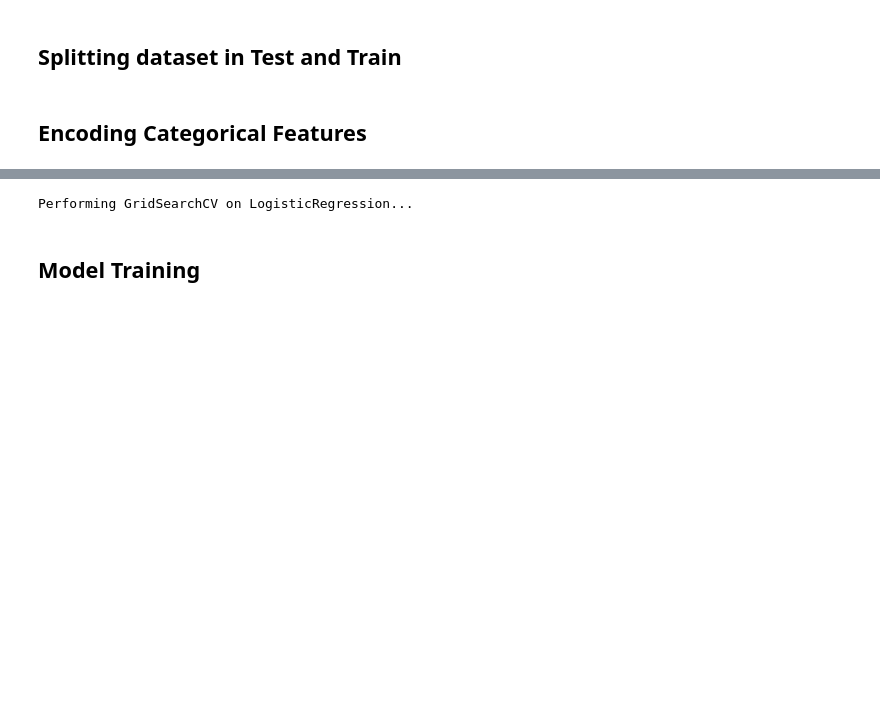
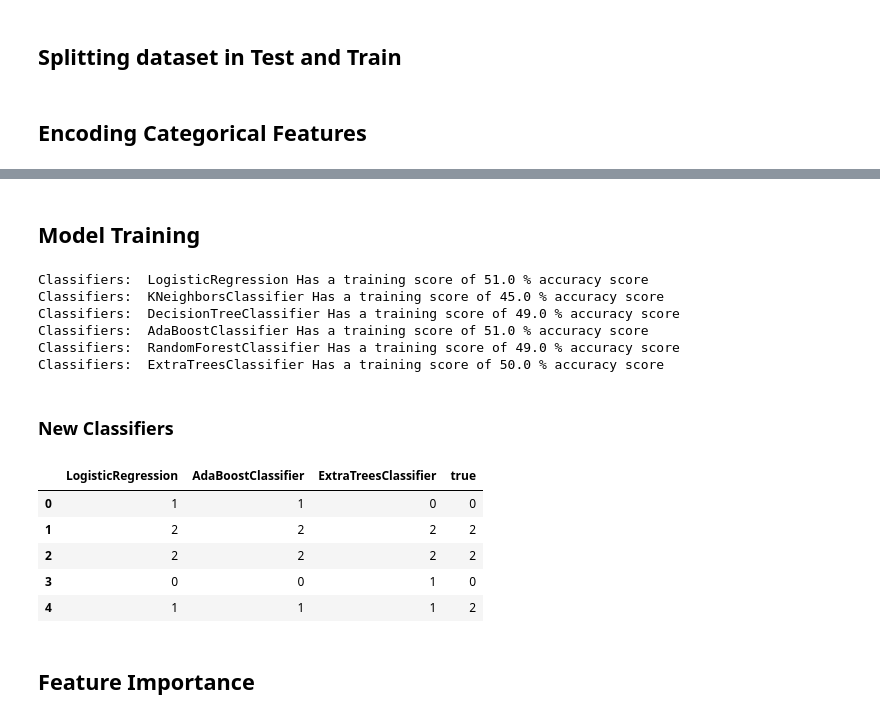
Before and after one commit to Esedicol/Data-Mining, a Jupyter notebook: TEXAS_DATASET/03-Model.ipynb, the cells around one changed output, grey strips where cells are left out. Saved outputs shown, nothing was run; the diff lists cells and outputs as text; code cells hidden in the pictures; blank space fills up the shorter version.

```diff
--- a/TEXAS_DATASET/03-Model.ipynb
+++ b/TEXAS_DATASET/03-Model.ipynb
@@ -121,17 +106,15 @@ PAT_COUNTRY_XX
 # %%
-#Basic Models
 from sklearn.linear_model import LogisticRegression
 from sklearn.neighbors import KNeighborsClassifier
 from sklearn.tree import DecisionTreeClassifier
 from sklearn.ensemble import AdaBoostClassifier, RandomForestClassifier, ExtraTreesClassifier#GradientTreeBoosting
 
-# Using a few classifiers with the dataset
 classifiers = {
-    "LogisticRegression": LogisticRegression(max_iter=1000),
-    "KNearestNeighbors": KNeighborsClassifier(),
+    "LogisticRegression": LogisticRegression(max_iter=500),
+    "KNeighborsClassifier": KNeighborsClassifier(),
     "DecisionTreeClassifier": DecisionTreeClassifier(),
     "AdaBoostClassifier": AdaBoostClassifier(),
     "RandomForestClassifier": RandomForestClassifier(),
-    "ExtraTreeClassifier": ExtraTreesClassifier(n_estimators=200)
+    "ExtraTreesClassifier": ExtraTreesClassifier()
 }
 # %%
@@ -175,17 +123,0 @@ param_space = {
-# %%
-# clf = ExtraTreesClassifier()
-# clf.get_params()
-
-for name in classifiers:
-    param = param_space[name]
-    print("\n\nPerforming GridSearchCV on %s..." % name)
-    clf = GridSearchCV(classifiers[name], param, cv=5)
-
-    clf.fit(x_train, y_train)
-    best_classifiers[name] = clf
-
-    score = cross_val_score(clf, x_train, y_train, cv=5)
-    print(best_classifiers[name])
-    print("%s Cross Validation Score (%s): %.2f%%" % (name, metric, 100*score.mean()))
-# %% [output]
-Performing GridSearchCV on LogisticRegression...
@@ -195,19 +125,44 @@ Performing GridSearchCV on LogisticRegression...
 ## Model Training
 # %%
 # looping over the classifiers and getting the model scores
-metric = "recall_macro"
-
 for key, classifier in classifiers.items():
     classifier.fit(x_train, y_train)
     training_score = cross_val_score(classifier, x_train, y_train, cv=10)
     print("Classifiers: ", classifier.__class__.__name__, "Has a training score of", round(training_score.mean(), 2) * 100, "% accuracy score")
+# %% [output]
+Classifiers:  LogisticRegression Has a training score of 51.0 % accuracy score
+Classifiers:  KNeighborsClassifier Has a training score of 45.0 % accuracy score
+Classifiers:  DecisionTreeClassifier Has a training score of 49.0 % accuracy score
+Classifiers:  AdaBoostClassifier Has a training score of 51.0 % accuracy score
+Classifiers:  RandomForestClassifier Has a training score of 49.0 % accuracy score
+Classifiers:  ExtraTreesClassifier Has a training score of 50.0 % accuracy score
+# %% [markdown]
+### New Classifiers
+# %%
+# from the scores above I have picked the three highest scores to further examine
+
+new_classifiers = {
+    "LogisticRegression": LogisticRegression(max_iter=500),
+    "AdaBoostClassifier": AdaBoostClassifier(),
+    "ExtraTreesClassifier": ExtraTreesClassifier()
+}
 # %%
+# visual examination of the predicted results for each classifiers comapared to the real values
 classifier_predictions = {}
 
-for name, clf in classifiers.items():
+for name, clf in new_classifiers.items():
     pred = cross_val_predict(clf, x_train, y_train, cv=10)
     classifier_predictions[name] = pred
 
-classifier_predictions["True"] = y_train
+classifier_predictions["true"] = y_train
 df_pred = pd.DataFrame(classifier_predictions)
 df_pred.head(5)
+# %% [output]
+|  | LogisticRegression | AdaBoostClassifier | ExtraTreesClassifier | true |
+| 0 | 1 | 1 | 0 | 0 |
+| 1 | 2 | 2 | 2 | 2 |
+| 2 | 2 | 2 | 2 | 2 |
+| 3 | 0 | 0 | 1 | 0 |
+| 4 | 1 | 1 | 1 | 2 |
+# %% [markdown]
+## Feature Importance
```
Also changed, not shown: parts of 35 cells of this notebook, 3 other files.
